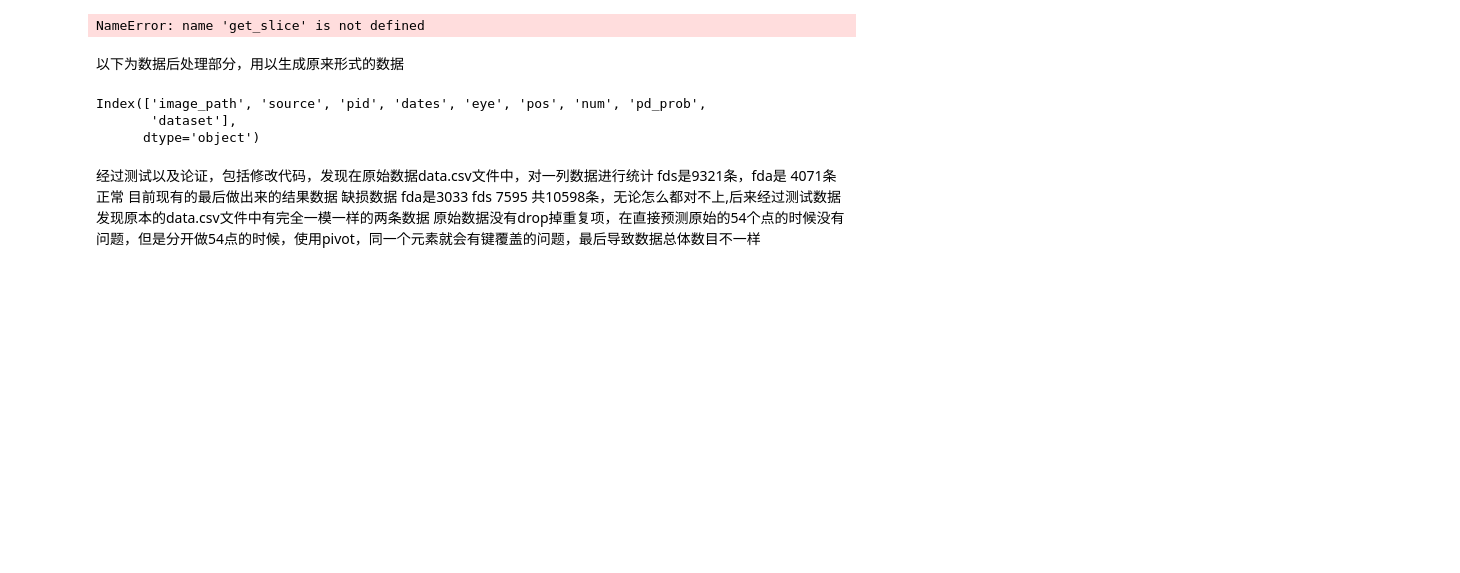
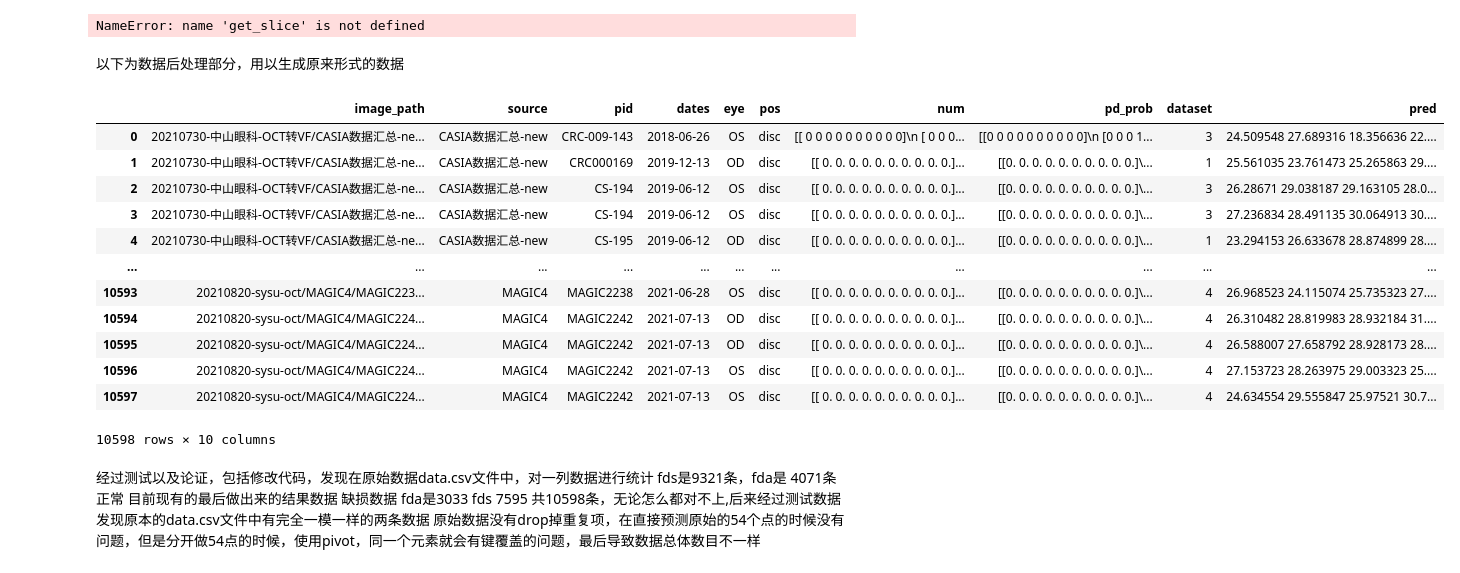
Before and after one commit to wyh196646/OCT, a Jupyter notebook: 54点训练任务生成及后处理.ipynb, the cells around one changed output. Saved outputs shown, nothing was run; the diff lists cells and outputs as text; code cells hidden in the pictures; blank space fills up the shorter version.

```diff
--- a/54点训练任务生成及后处理.ipynb
+++ b/54点训练任务生成及后处理.ipynb
@@ -187,9 +188,20 @@ res.to_csv('bupt.csv')
-# %%
-temp.columns
-# %% [output]
-Index(['image_path', 'source', 'pid', 'dates', 'eye', 'pos', 'num', 'pd_prob',
-       'dataset'],
-      dtype='object')
+# %%
+coret=pd.read_csv('bupt.csv')
+coret
+# %% [output]
+|  | image_path | source | pid | dates | eye | pos | num | pd_prob | dataset | pred |
+| 0 | 20210730-中山眼科-OCT转VF/CASIA数据汇总-ne... | CASIA数据汇总-new | CRC-009-143 | 2018-06-26 | OS | disc | [[ 0 0 0 0 0 0 0 0 0 0]\n [ 0 0 0... | [[0 0 0 0 0 0 0 0 0 0]\n [0 0 0 1... | 3 | 24.509548 27.689316 18.356636 22.... |
+| 1 | 20210730-中山眼科-OCT转VF/CASIA数据汇总-ne... | CASIA数据汇总-new | CRC000169 | 2019-12-13 | OD | disc | [[ 0. 0. 0. 0. 0. 0. 0. 0. 0. 0.]... | [[0. 0. 0. 0. 0. 0. 0. 0. 0. 0.]\... | 1 | 25.561035 23.761473 25.265863 29.... |
+| 2 | 20210730-中山眼科-OCT转VF/CASIA数据汇总-ne... | CASIA数据汇总-new | CS-194 | 2019-06-12 | OS | disc | [[ 0. 0. 0. 0. 0. 0. 0. 0. 0. 0.]... | [[0. 0. 0. 0. 0. 0. 0. 0. 0. 0.]\... | 3 | 26.28671 29.038187 29.163105 28.0... |
+| 3 | 20210730-中山眼科-OCT转VF/CASIA数据汇总-ne... | CASIA数据汇总-new | CS-194 | 2019-06-12 | OS | disc | [[ 0. 0. 0. 0. 0. 0. 0. 0. 0. 0.]... | [[0. 0. 0. 0. 0. 0. 0. 0. 0. 0.]\... | 3 | 27.236834 28.491135 30.064913 30.... |
+| 4 | 20210730-中山眼科-OCT转VF/CASIA数据汇总-ne... | CASIA数据汇总-new | CS-195 | 2019-06-12 | OD | disc | [[ 0. 0. 0. 0. 0. 0. 0. 0. 0. 0.]... | [[0. 0. 0. 0. 0. 0. 0. 0. 0. 0.]\... | 1 | 23.294153 26.633678 28.874899 28.... |
+| ... | ... | ... | ... | ... | ... | ... | ... | ... | ... | ... |
+| 10593 | 20210820-sysu-oct/MAGIC4/MAGIC223... | MAGIC4 | MAGIC2238 | 2021-06-28 | OS | disc | [[ 0. 0. 0. 0. 0. 0. 0. 0. 0. 0.]... | [[0. 0. 0. 0. 0. 0. 0. 0. 0. 0.]\... | 4 | 26.968523 24.115074 25.735323 27.... |
+| 10594 | 20210820-sysu-oct/MAGIC4/MAGIC224... | MAGIC4 | MAGIC2242 | 2021-07-13 | OD | disc | [[ 0. 0. 0. 0. 0. 0. 0. 0. 0. 0.]... | [[0. 0. 0. 0. 0. 0. 0. 0. 0. 0.]\... | 4 | 26.310482 28.819983 28.932184 31.... |
+| 10595 | 20210820-sysu-oct/MAGIC4/MAGIC224... | MAGIC4 | MAGIC2242 | 2021-07-13 | OD | disc | [[ 0. 0. 0. 0. 0. 0. 0. 0. 0. 0.]... | [[0. 0. 0. 0. 0. 0. 0. 0. 0. 0.]\... | 4 | 26.588007 27.658792 28.928173 28.... |
+| 10596 | 20210820-sysu-oct/MAGIC4/MAGIC224... | MAGIC4 | MAGIC2242 | 2021-07-13 | OS | disc | [[ 0. 0. 0. 0. 0. 0. 0. 0. 0. 0.]... | [[0. 0. 0. 0. 0. 0. 0. 0. 0. 0.]\... | 4 | 27.153723 28.263975 29.003323 25.... |
+| 10597 | 20210820-sysu-oct/MAGIC4/MAGIC224... | MAGIC4 | MAGIC2242 | 2021-07-13 | OS | disc | [[ 0. 0. 0. 0. 0. 0. 0. 0. 0. 0.]... | [[0. 0. 0. 0. 0. 0. 0. 0. 0. 0.]\... | 4 | 24.634554 29.555847 25.97521 30.7... |
+10598 rows × 10 columns
 # %% [markdown]
 经过测试以及论证，包括修改代码，发现在原始数据data.csv文件中，对一列数据进行统计  fds是9321条，fda是 4071条  正常
 目前现有的最后做出来的结果数据 缺损数据  fda是3033   fds 7595 共10598条，无论怎么都对不上,后来经过测试数据发现原本的data.csv文件中有完全一模一样的两条数据
```
Also changed, not shown: parts of 2 cells of this notebook, 38 other files.
